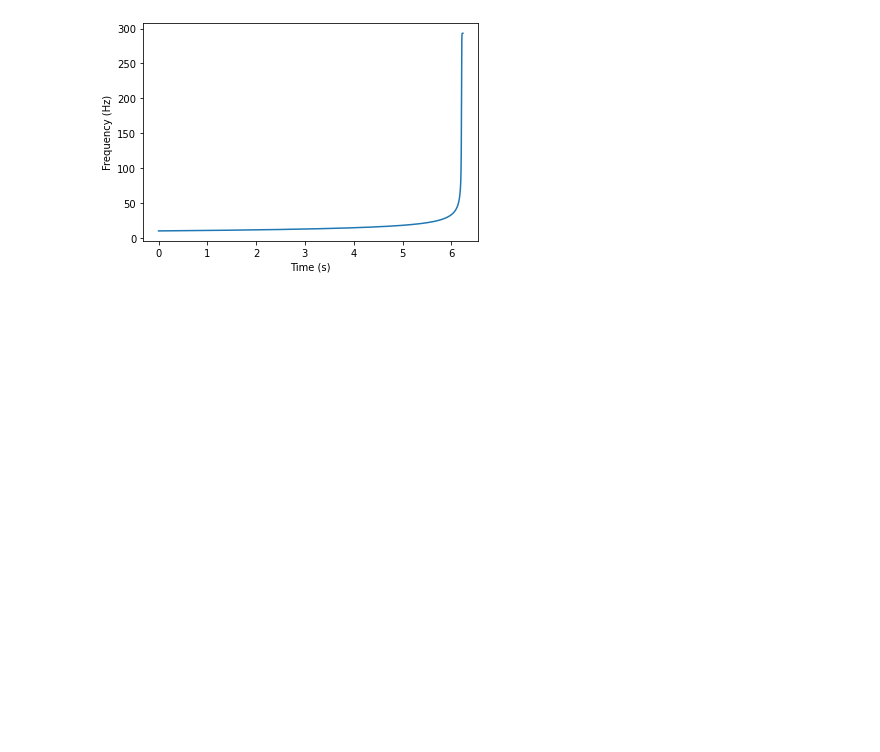
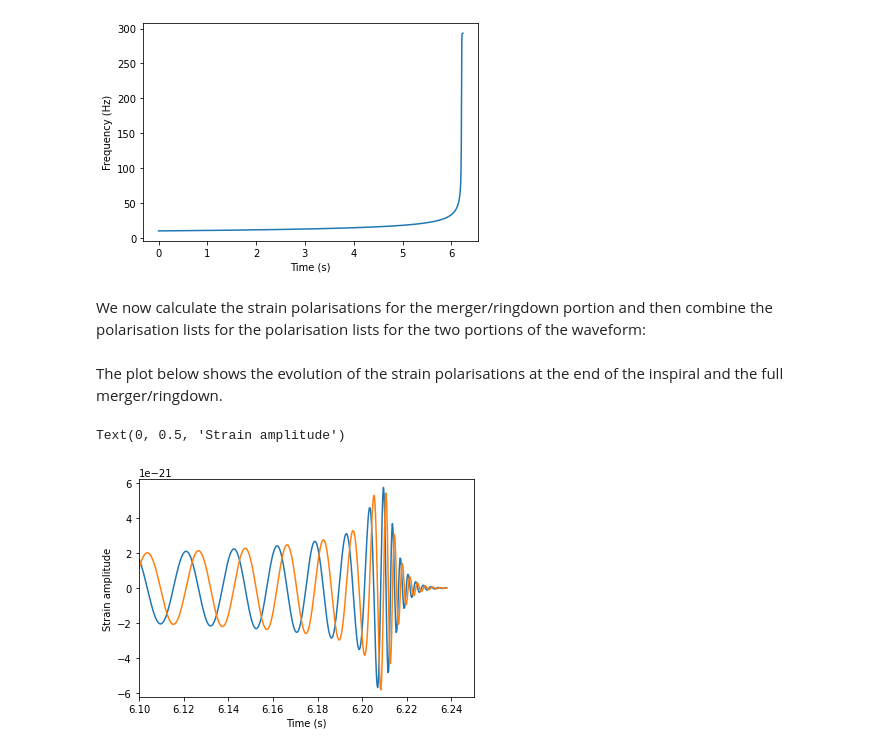
Before and after one commit to wvanzeist/riroriro_tutorials, a Jupyter notebook: example_GW.ipynb, the cells around one changed output. Saved outputs shown, nothing was run; the diff lists cells and outputs as text; code cells hidden in the pictures; blank space fills up the shorter version.

Commit message:
Adding usage of merger_polarisations to GW tutorial

```diff
--- a/example_GW.ipynb
+++ b/example_GW.ipynb
@@ -50,11 +50,11 @@ In two steps, we calculate the values over time of the two polarisations (orthog
 # %%
 A1, A2 = ins.a1_a2_calculation(r,rdot,omega,D,M,eta)
 # %%
-Aorth, Adiag = ins.inspiral_strain_polarisations(A1,A2,i_phase)
+i_Aorth, i_Adiag = ins.inspiral_strain_polarisations(A1,A2,i_phase)
 # %% [markdown]
 Using the strain polarisations, we compute the overall strain amplitude of the signal over the duration of the inspiral.
 # %%
-i_amp = ins.inspiral_strain_amplitude(Aorth,Adiag)
+i_amp = ins.inspiral_strain_amplitude(i_Aorth,i_Adiag)
 # %% [markdown]
 Below, we reduce the size of the lists we will use again in the subsequent calculations, for the purposes of reducing the file size of the ultimate output file containing the data of the gravitational waveform. The reduction factor of 100 chosen here has a negligible effect on the numerical properties of the signal. This step is not necessary for the subsequent calculations and rather done for convenience, so you can skip it if you want.
 # %%
@@ -62,6 +62,8 @@ i_time = ins.list_size_reducer(100,realtimes)
 i_omega = ins.list_size_reducer(100,omega)
 i_phase = ins.list_size_reducer(100,i_phase)
 i_amp = ins.list_size_reducer(100,i_amp)
+i_Aorth = ins.list_size_reducer(100,i_Aorth)
+i_Adiag = ins.list_size_reducer(100,i_Adiag)
 # %% [markdown]
 # Starting the merger/ringdown portion (mergerfirstfuns)
 
@@ -138,3 +140,20 @@ plt.ylabel('Frequency (Hz)')
 Text(0, 0.5, 'Frequency (Hz)')
 [figure]
 [figure]
+# %% [markdown]
+We now calculate the strain polarisations for the merger/ringdown portion and then combine the polarisation lists for the polarisation lists for the two portions of the waveform:
+# %%
+m_Aorth, m_Adiag = me2.merger_polarisations(final_i_index,m_amp,m_phase,i_Aorth)
+i_m_Aorth, i_m_Adiag = me2.polarisation_stitching(final_i_index,i_Aorth,i_Adiag,m_Aorth,m_Adiag)
+# %% [markdown]
+The plot below shows the evolution of the strain polarisations at the end of the inspiral and the full merger/ringdown.
+# %%
+plt.figure(1)
+plt.plot(i_m_time,i_m_Aorth)
+plt.plot(i_m_time,i_m_Adiag)
+plt.axis([6.1,6.25,-6.2e-21,6.2e-21])
+plt.xlabel('Time (s)')
+plt.ylabel('Strain amplitude')
+# %% [output]
+Text(0, 0.5, 'Strain amplitude')
+[figure, added]
```
